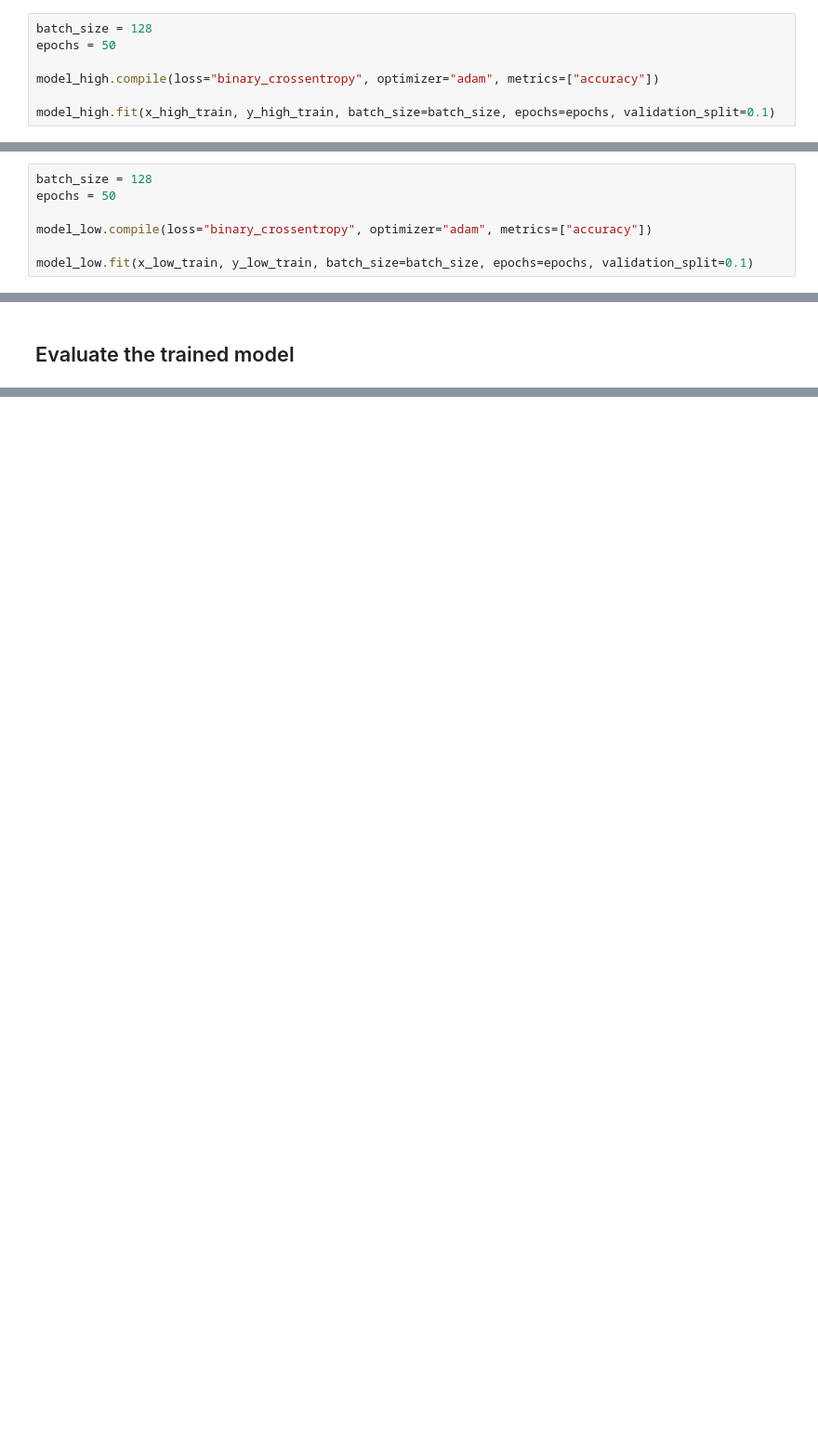
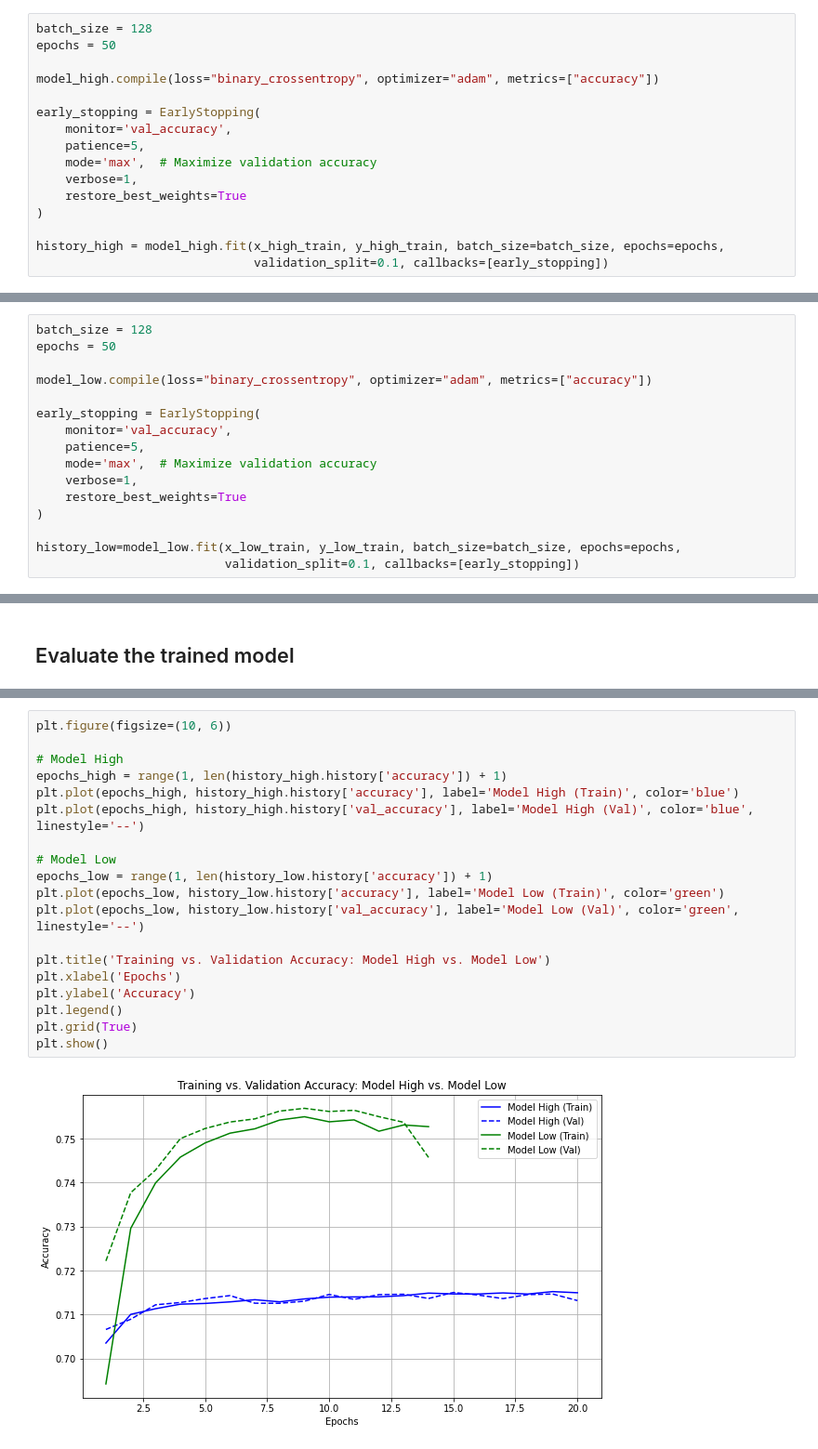
Before and after one commit to marcinwolter/MachineLearning-KISD-2025, a Jupyter notebook: HIGGS.ipynb, the cells around one changed output, grey strips where cells are left out. Shown at 93% size. Saved outputs shown, nothing was run; the diff lists cells and outputs as text; blank space fills up the shorter version.

```diff
--- a/HIGGS.ipynb
+++ b/HIGGS.ipynb
@@ -112,6 +158,15 @@ epochs = 50
 
 model_high.compile(loss="binary_crossentropy", optimizer="adam", metrics=["accuracy"])
 
-model_high.fit(x_high_train, y_high_train, batch_size=batch_size, epochs=epochs, validation_split=0.1)
+early_stopping = EarlyStopping(
+    monitor='val_accuracy',
+    patience=5,
+    mode='max',  # Maximize validation accuracy
+    verbose=1,
+    restore_best_weights=True
+)
+
+history_high = model_high.fit(x_high_train, y_high_train, batch_size=batch_size, epochs=epochs,
+                              validation_split=0.1, callbacks=[early_stopping])
 # %% [output]
 Epoch 1/50
@@ -191,6 +253,15 @@ epochs = 50
 
 model_low.compile(loss="binary_crossentropy", optimizer="adam", metrics=["accuracy"])
 
-model_low.fit(x_low_train, y_low_train, batch_size=batch_size, epochs=epochs, validation_split=0.1)
+early_stopping = EarlyStopping(
+    monitor='val_accuracy',
+    patience=5,
+    mode='max',  # Maximize validation accuracy
+    verbose=1,
+    restore_best_weights=True
+)
+
+history_low=model_low.fit(x_low_train, y_low_train, batch_size=batch_size, epochs=epochs,
+                          validation_split=0.1, callbacks=[early_stopping])
 # %% [output]
 Epoch 1/50
@@ -222,0 +295,21 @@ Test accuracy: 0.7167533040046692
+# %%
+plt.figure(figsize=(10, 6))
+
+# Model High
+epochs_high = range(1, len(history_high.history['accuracy']) + 1)
+plt.plot(epochs_high, history_high.history['accuracy'], label='Model High (Train)', color='blue')
+plt.plot(epochs_high, history_high.history['val_accuracy'], label='Model High (Val)', color='blue', linestyle='--')
+
+# Model Low
+epochs_low = range(1, len(history_low.history['accuracy']) + 1)
+plt.plot(epochs_low, history_low.history['accuracy'], label='Model Low (Train)', color='green')
+plt.plot(epochs_low, history_low.history['val_accuracy'], label='Model Low (Val)', color='green', linestyle='--')
+
+plt.title('Training vs. Validation Accuracy: Model High vs. Model Low')
+plt.xlabel('Epochs')
+plt.ylabel('Accuracy')
+plt.legend()
+plt.grid(True)
+plt.show()
+# %% [output]
+[figure, added]
```
Also changed, not shown: parts of 37 cells of this notebook.
